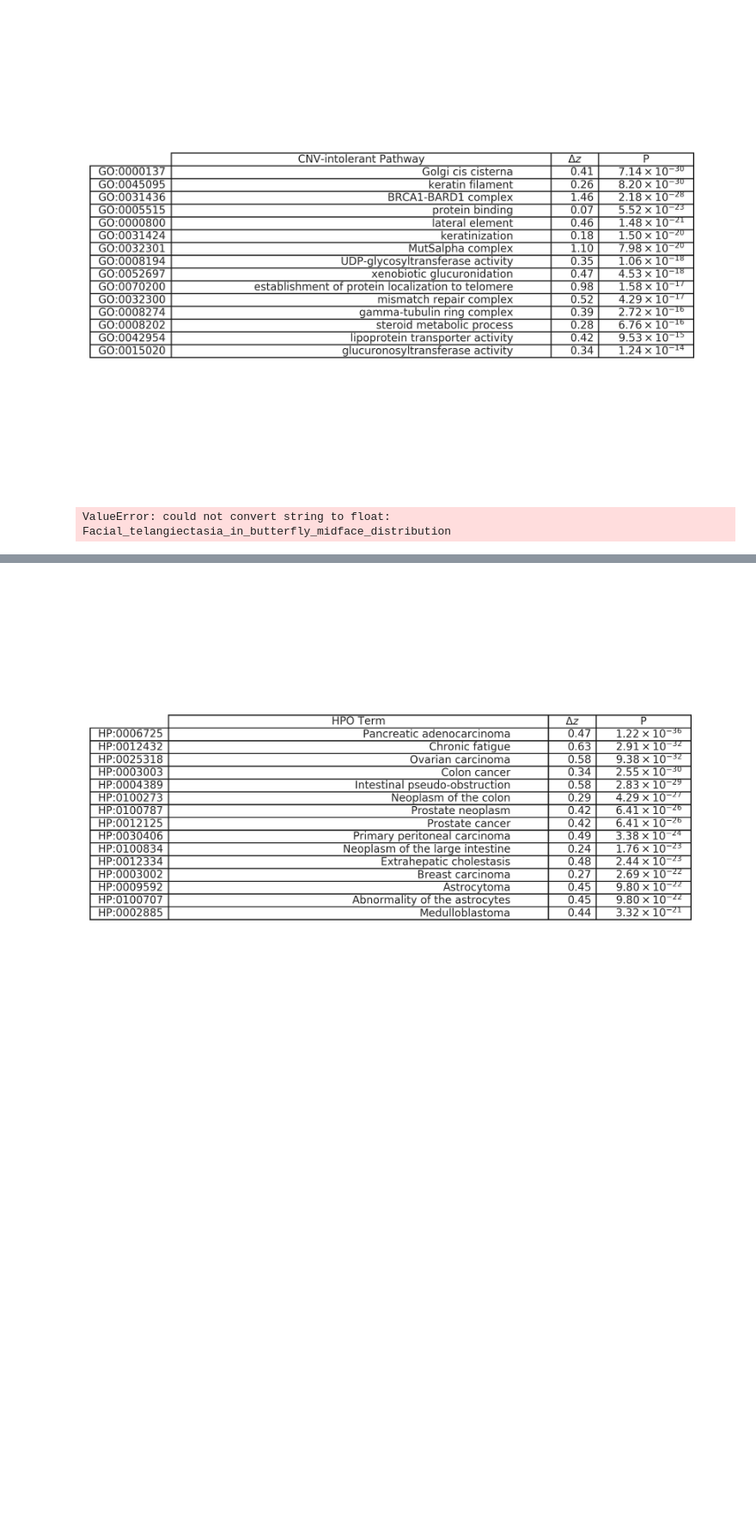
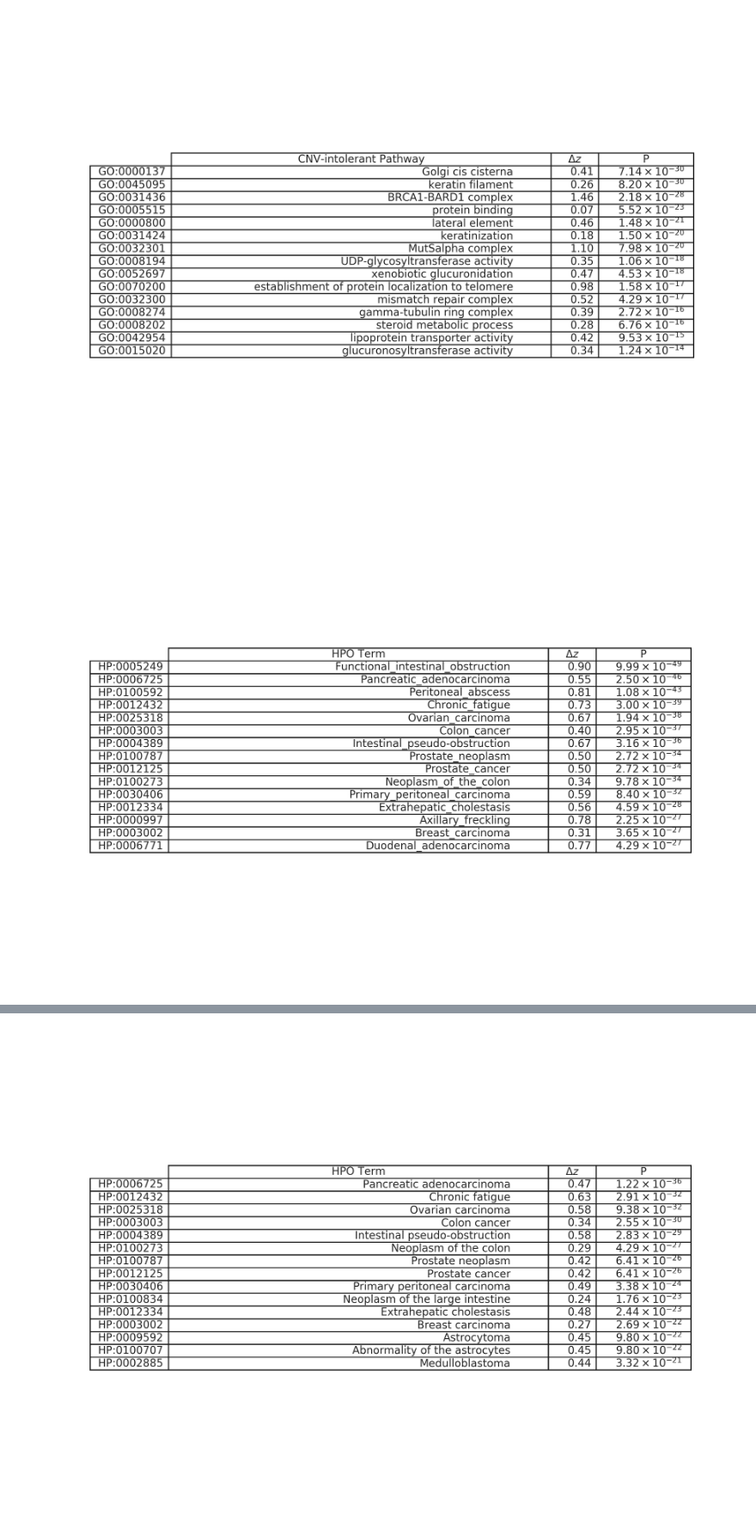
Before and after one commit to priestlab/cnv-ukb, a Jupyter notebook: figures/Constraint-Figures-and-Tables.ipynb, the cells around one changed output, grey strips where cells are left out. Shown at 86% size. Drawn from its saved outputs; the diff is of its cells as text; code cells hidden in the pictures; blank space fills up the shorter version.

```diff
--- a/figures/Constraint-Figures-and-Tables.ipynb
+++ b/figures/Constraint-Figures-and-Tables.ipynb
@@ -231,35 +231,35 @@ plt.show()
 # Table 3: Most highly constrained HPO Pathways to CNV
 
 # select terms with at least 5 genes and positive constraint
 path = pd.read_table('../constraint/cnv_constraint_hpo-enrichment_20190430.tsv',
-                     header=None, names=['ID', 'NAME', 'BETA', 'P', 'N'], index_col='ID', skiprows=1)
+                     header=None, names=['ID', 'BETA', 'P', 'NAME', 'N'], index_col='ID', skiprows=1)
 path[['BETA','P','N']] = path[['BETA','P','N']].astype(float)
 top = path.query('N > 4 and BETA > 0').sort_values('P')[['NAME', 'BETA', 'P']].head(15)
 
 # save to file
 top.to_csv('Table3_hpo_constraint.tsv', sep="\t", header=['CNV-intolerant HPO Term', 'Delta z', 'P'])
 
 # display
 plt.figure(figsize=(8,8), dpi=300)
 tab = plt.table(cellText=map(lambda x:[x[0], '{:.2f}'.format(x[1]),
                                  '${0:.2f} \\times 10^{{{1}}}$'.format(x[2]*(10**int(1-np.log10(x[2]))),
                                                                       int(np.log10(x[2]))-1)],
                              top.values.tolist()),
                 rowLabels=top.index,
                 colLabels=['HPO Term', '$\Delta z$', 'P'],
                 colWidths = [0.8, 0.1, 0.2],
                 loc='center',
                )
 tab.auto_set_font_size(False)
 tab.set_fontsize(10)
 # tab.scale(8,8)
 plt.axis('tight')
 plt.axis('off')
 plt.xticks([],[])
 plt.yticks([],[])
 plt.show()
 # %% [output]
-ValueError: could not convert string to float: Facial_telangiectasia_in_butterfly_midface_distribution
+[figure, added]
 # %%
 # Table S1a: Genes most intolerant to Deletion
 top = ukb_del[['ukb_del_z', 'ukb_del_pli']].sort_values('ukb_del_z').tail(15)[::-1]
```
Also changed, not shown: parts of 1 cell of this notebook, 1 other file.
